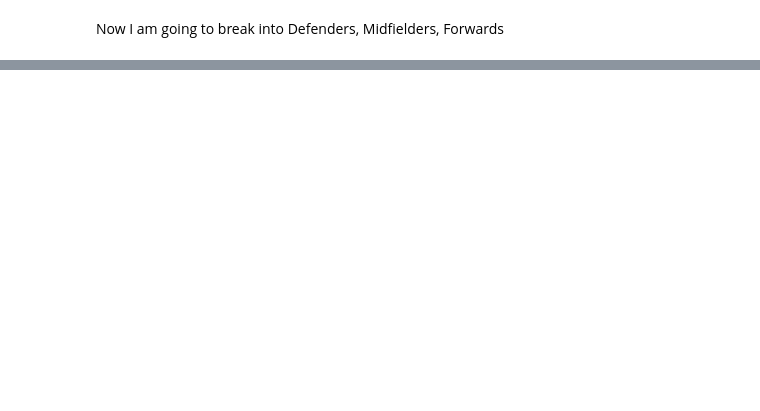
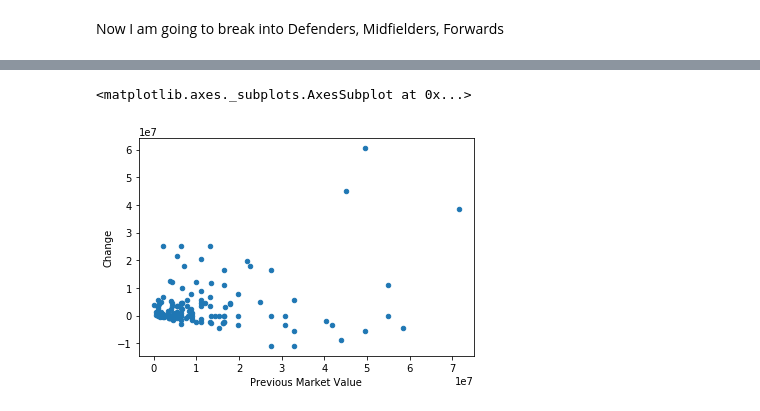
Before and after one commit to Femi-Ogunkola/EPL, a Jupyter notebook: EPL Data Analysis.ipynb, the cells around one changed output, grey strips where cells are left out. Cells and saved outputs as stored; diff of their text form; code cells hidden in the pictures; blank space fills up the shorter version.

```diff
--- a/EPL Data Analysis.ipynb
+++ b/EPL Data Analysis.ipynb
@@ -69,0 +158,5 @@ Fwd = epl.loc[epl.Position==3]
+# %%
+mf_season.plot.scatter(x='Previous Market Value', y='Change')
+# %% [output]
+<matplotlib.axes._subplots.AxesSubplot at 0x...>
+[figure, added]
```
Also changed, not shown: parts of 16 cells of this notebook.
